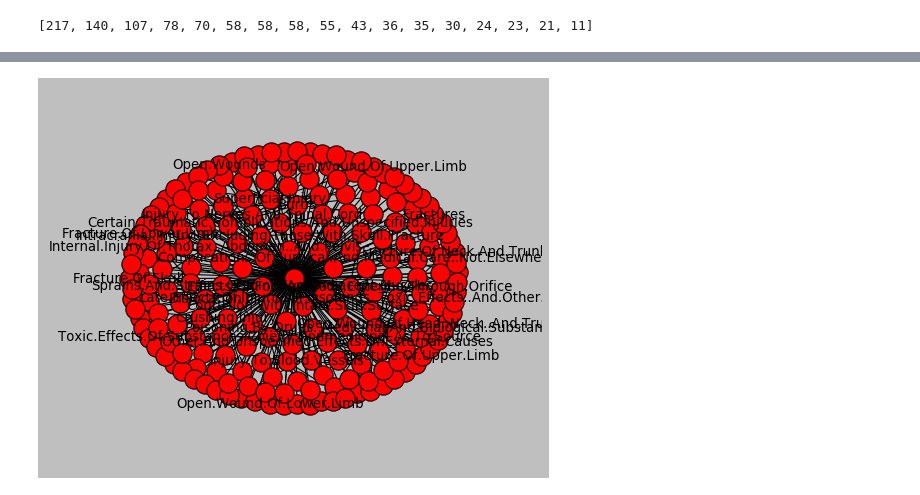
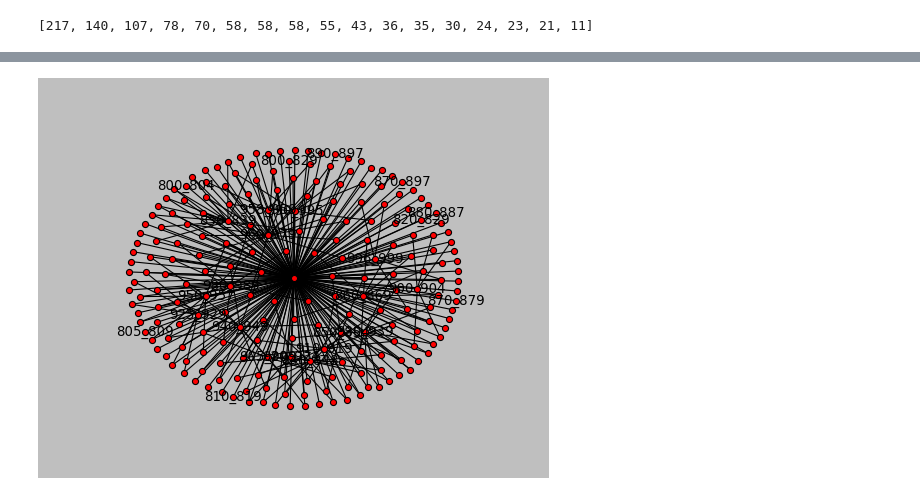
Before and after one commit to drewwilimitis/Hyperbolic-ICD-Embeddings-MIMIC3, a Jupyter notebook: hyperbolic_embedding_ICD9.ipynb, the cells around one changed output, grey strips where cells are left out. Saved outputs shown, nothing was run; the diff lists cells and outputs as text; code cells hidden in the pictures.

```diff
--- a/hyperbolic_embedding_ICD9.ipynb
+++ b/hyperbolic_embedding_ICD9.ipynb
@@ -286,16 +281,16 @@ chap_labels = {k:chap_range_dict[k] for k in chaps}
 # %%
 pos=nx.kamada_kawai_layout(C) # positions for all nodes
 
 # nodes
-nx.draw_networkx_nodes(C,pos)
+nx.draw_networkx_nodes(C,pos,node_size=30)
 
 # edges
 nx.draw_networkx_edges(C,pos)
 
 # labels
-nx.draw_networkx_labels(C,pos,sub_labels,font_size=12)
+nx.draw_networkx_labels(C,pos,{s:s[2:] for s in subchaps},font_size=12)
 plt.axis('off')
 plt.show(); # display
 # %% [output]
-[figure, old version]
+[figure, new version]
 # %%
```
Also changed, not shown: parts of 12 cells of this notebook.
